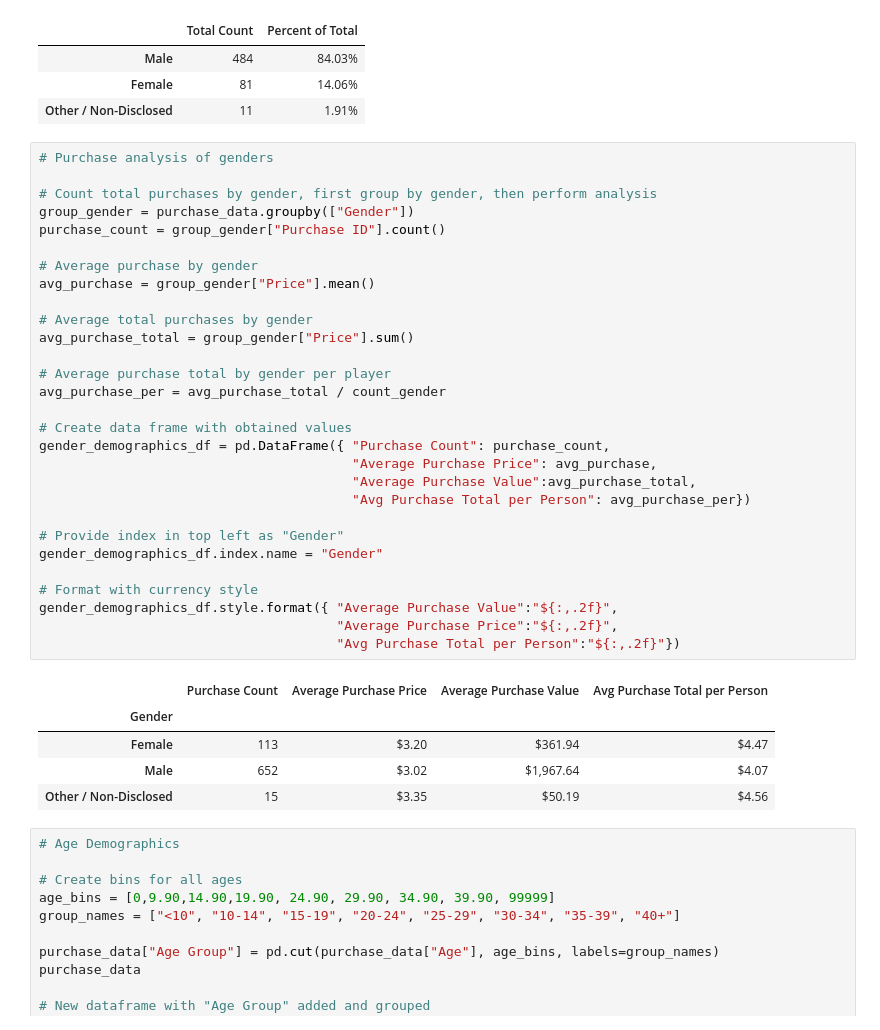
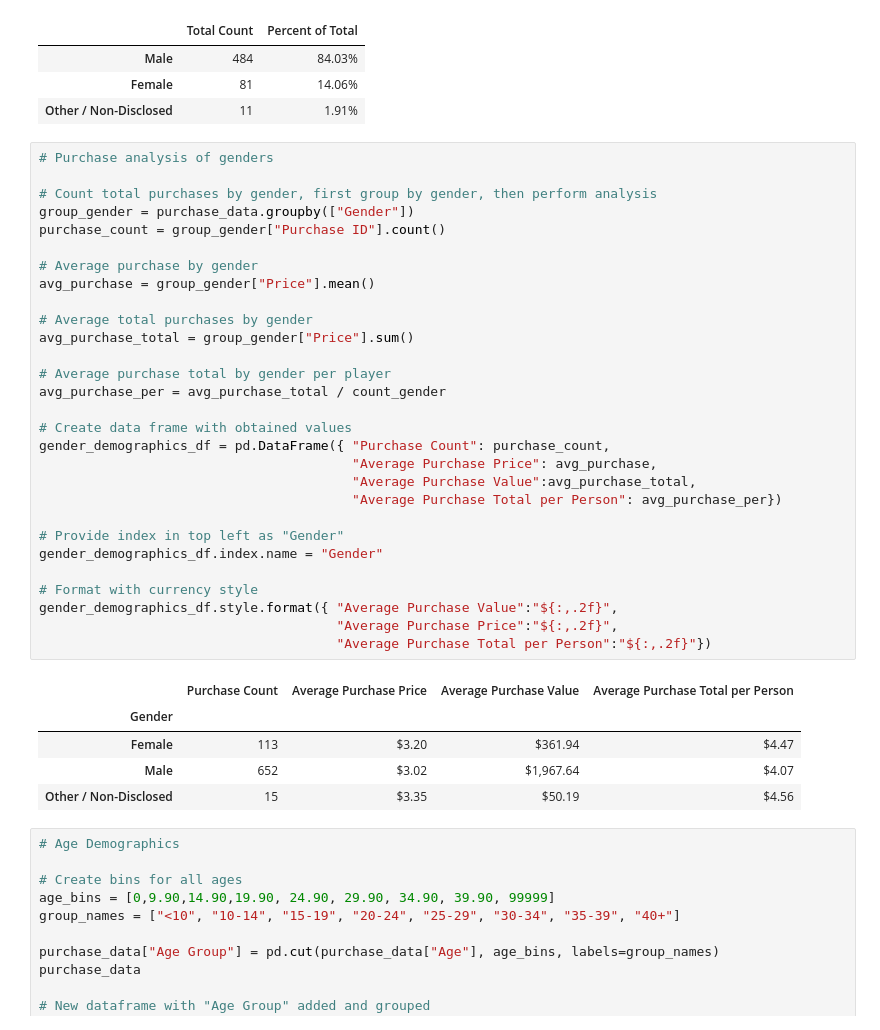
Before and after one commit to abarnatan/App-Sales-Analysis, a Jupyter notebook: HeroesOfPymoli/Heroes Of Pymoli.ipynb, the cells around one changed output. Saved outputs shown, nothing was run; the diff lists cells and outputs as text.

```diff
--- a/HeroesOfPymoli/Heroes Of Pymoli.ipynb
+++ b/HeroesOfPymoli/Heroes Of Pymoli.ipynb
@@ -64,34 +64,34 @@ GenderDemo_df
 # %%
 # Purchase analysis of genders
 
 # Count total purchases by gender, first group by gender, then perform analysis
 group_gender = purchase_data.groupby(["Gender"])
 purchase_count = group_gender["Purchase ID"].count()
 
 # Average purchase by gender
 avg_purchase = group_gender["Price"].mean()
 
 # Average total purchases by gender
 avg_purchase_total = group_gender["Price"].sum()
 
 # Average purchase total by gender per player
 avg_purchase_per = avg_purchase_total / count_gender
 
 # Create data frame with obtained values
 gender_demographics_df = pd.DataFrame({ "Purchase Count": purchase_count,
                                         "Average Purchase Price": avg_purchase,
                                         "Average Purchase Value":avg_purchase_total,
-                                        "Avg Purchase Total per Person": avg_purchase_per})
+                                        "Average Purchase Total per Person": avg_purchase_per})
 
 # Provide index in top left as "Gender"
 gender_demographics_df.index.name = "Gender"
 
 # Format with currency style
 gender_demographics_df.style.format({ "Average Purchase Value":"${:,.2f}",
                                       "Average Purchase Price":"${:,.2f}",
-                                      "Avg Purchase Total per Person":"${:,.2f}"})
+                                      "Average Purchase Total per Person":"${:,.2f}"})
 # %% [output]
-|  | Purchase Count | Average Purchase Price | Average Purchase Value | Avg Purchase Total per Person |
+|  | Purchase Count | Average Purchase Price | Average Purchase Value | Average Purchase Total per Person |
 | Gender |  |  |  |  |
 | Female | 113 | $3.20 | $361.94 | $4.47 |
 | Male | 652 | $3.02 | $1,967.64 | $4.07 |
```
Also changed, not shown: parts of 1 cell of this notebook.
